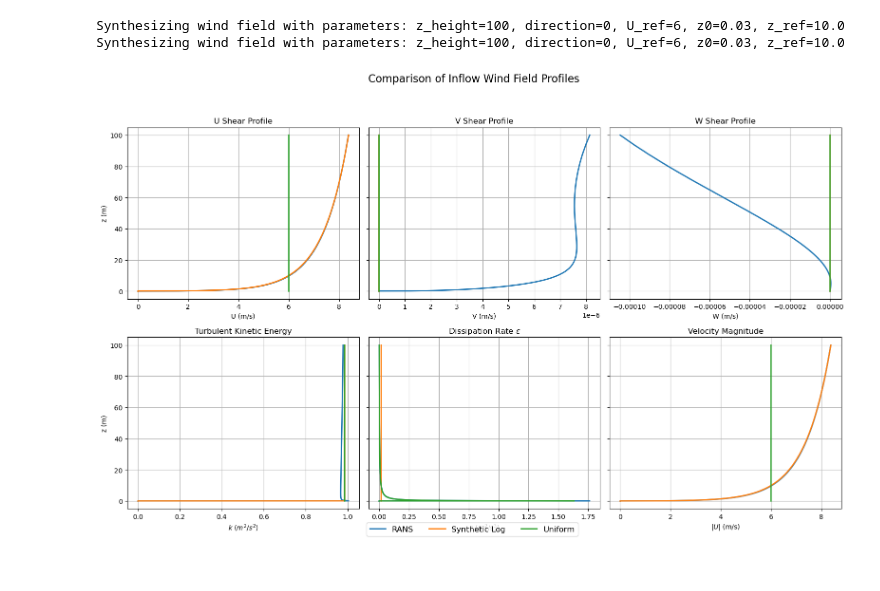
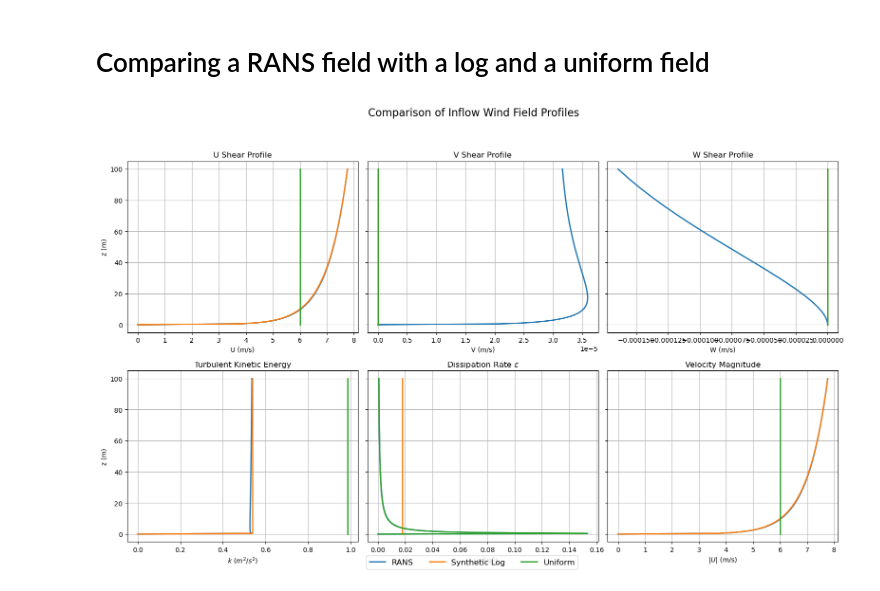
Before and after one commit to JacobManniche/Bachelor_legeplads, a Jupyter notebook: demos/wind field comparison.ipynb, the cells around one changed output. Cells and saved outputs as stored; diff of their text form; code cells hidden in the pictures.

```diff
--- a/demos/wind field comparison.ipynb
+++ b/demos/wind field comparison.ipynb
@@ -5,11 +5,13 @@ import matplotlib.pyplot as plt
 from Tracer import WindField, Trajectory
 from Tracer.solvers import solver_rk45, solver_euler
 import xarray as xr
+# %% [markdown]
+# Comparing a RANS field with a log and a uniform field
 # %%
 # Rans file and standard conditions
-filepath = r'C:\Users\allpe\OneDrive\Skrivebord\DTU\Bachelorprojekt\Bachelor_legeplads\demos\nc files\flowdata_z0_0.03_mb_cartesian.nc'
+filepath = r'C:\Users\allpe\OneDrive\Skrivebord\DTU\Bachelorprojekt\Bachelor_legeplads\demos\nc files\flowdata_xy2m_mb_cartesian.nc'
 U_ref = 6    # [m/s]
-z0 = 0.03   # [m]
+z0 = 0.0039   # [m]
 wd = 0      # [deg]
 
 # --- Wind field definitions ---
@@ -20,7 +22,7 @@ uw = WindField(profile='uniform', U_ref=U_ref, direction=wd)
 point = np.array([100,100]) #x,y coords for the point of interest
 
 point = np.array([100,100]) #x,y coords for the point of interest
-z_vals = np.linspace(0.0001, 100, 20000)
+z_vals = np.linspace(0.0001, 100, 200)
 
 urw = np.zeros(len(z_vals))
 vrw = np.zeros(len(z_vals))
@@ -101,33 +103,31 @@ axs[1,1].plot(elw, z_vals, linewidth=2)
 axs[1,1].plot(euw, z_vals, linewidth=2)
 axs[1,1].plot(erw, z_vals, linewidth=2)
 axs[1,1].set_xlabel(r'$\varepsilon$ ($m^2/s^3$)')
 axs[1,1].set_title(r'Dissipation Rate $\varepsilon$')
 axs[1,1].grid(True)
 
 # Velocity magnitude panel (nice use of 6th slot)
 Umag_rw = np.sqrt(urw**2 + vrw**2 + wrw**2)
 Umag_lw = np.sqrt(ulw**2 + vlw**2 + wlw**2)
 Umag_uw = np.sqrt(uuw**2 + vuw**2 + wuw**2)
 
 axs[1,2].plot(Umag_rw, z_vals, linewidth=2)
 axs[1,2].plot(Umag_lw, z_vals, linewidth=2)
 axs[1,2].plot(Umag_uw, z_vals, linewidth=2)
 axs[1,2].set_xlabel(r'$|U|$ (m/s)')
 axs[1,2].set_title('Velocity Magnitude')
 axs[1,2].grid(True)
 
 # Global legend
 fig.legend(['RANS', 'Synthetic Log', 'Uniform'],
            loc='lower center',
            ncol=3,
            fontsize=12,
            frameon=True)
 
 fig.suptitle('Comparison of Inflow Wind Field Profiles', fontsize=16)
 
 plt.tight_layout(rect=[0,0,1,0.94])
 plt.show()
 # %% [output]
-Synthesizing wind field with parameters: z_height=100, direction=0, U_ref=6, z0=0.03, z_ref=10.0
-Synthesizing wind field with parameters: z_height=100, direction=0, U_ref=6, z0=0.03, z_ref=10.0
-[figure, old version]
+[figure, new version]
```
Also changed, not shown: parts of 11 cells of this notebook, 1 other file.
